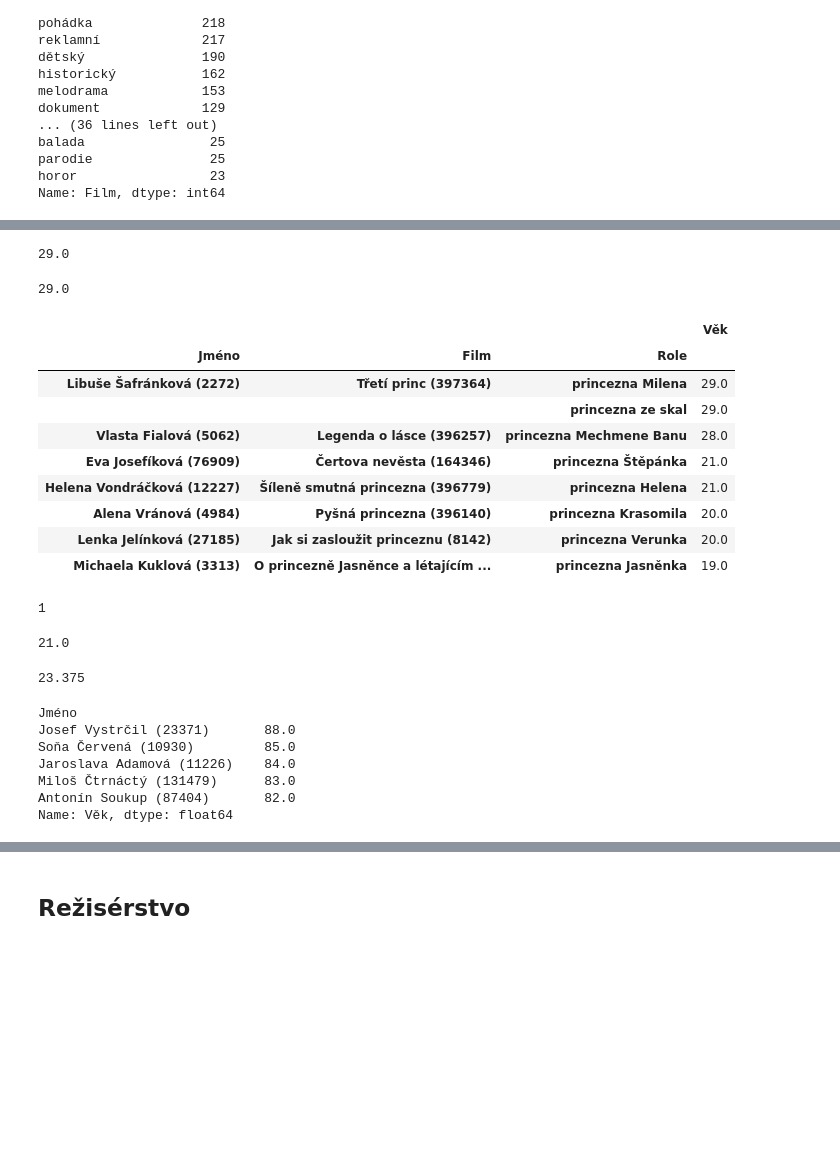
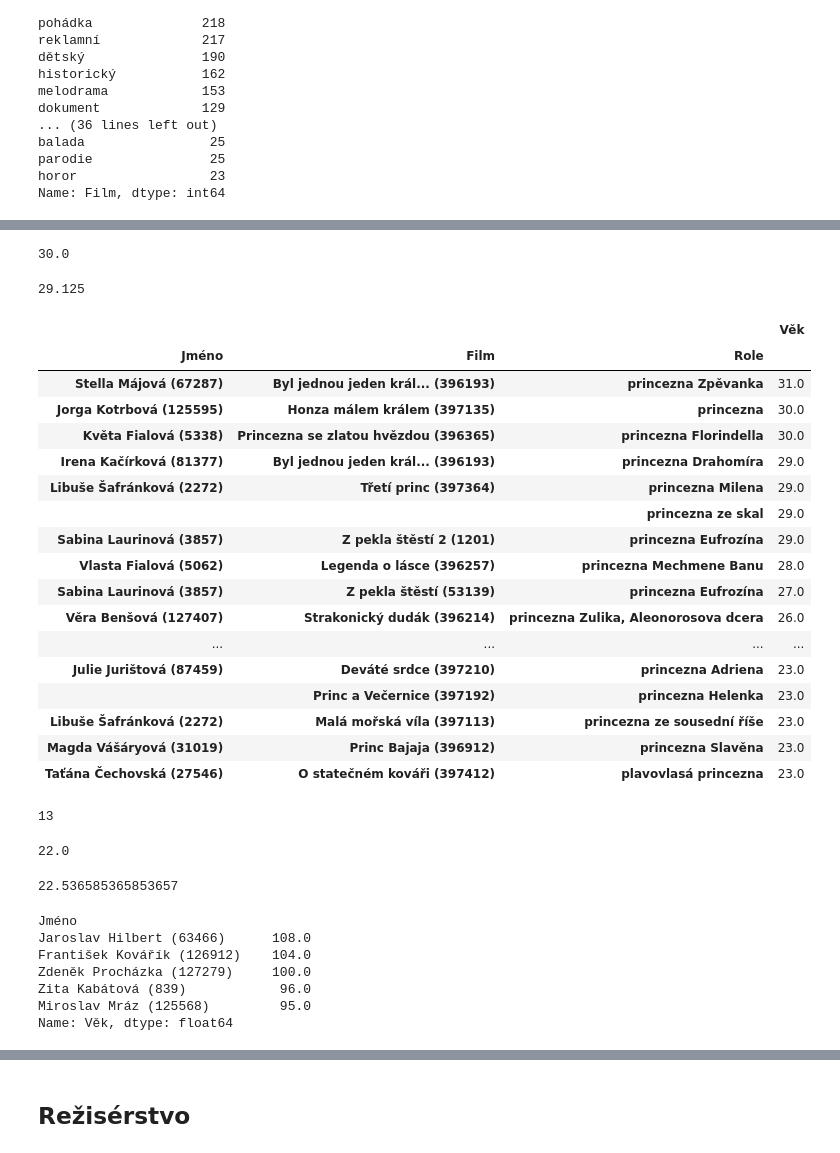
Before and after one commit to DataRozhlas/filmovy-prehled, a Jupyter notebook: 904 demografie a diverzita.ipynb, the cells around one changed output, grey strips where cells are left out. Saved outputs shown, nothing was run; the diff lists cells and outputs as text; code cells hidden in the pictures; blank space fills up the shorter version.

```diff
--- a/904 demografie a diverzita.ipynb
+++ b/904 demografie a diverzita.ipynb
@@ -115,4 +115,4 @@ while float(podil) < 0.51:
 # %% [markdown]
 ## Herectvo
 # %%
-herectvo = vycisti(pd.read_json(os.path.join("data", "herectvo.json")), opravy)
+herectvo = pd.read_json(os.path.join("data", "herectvo.json"))
@@ -252,46 +282,54 @@ princove.sort_values(by="Věk",ascending=False)
 # %%
 herectvo[(herectvo["Role"].str.lower().str.contains("princ[^\w]",na=True,regex=True)) & herectvo["Žánr"].isin(pohadky)].groupby(["Jméno","Film","Role"])["Věk"].max().median()
 # %% [output]
-29.0
+30.0
 # %%
 herectvo[(herectvo["Role"].str.lower().str.contains("princ[^\w]",na=True,regex=True)) & herectvo["Žánr"].isin(pohadky)].groupby(["Jméno","Film","Role"])["Věk"].max().mean()
 # %% [output]
-29.0
+29.125
 # %%
-princezny = pd.DataFrame(herectvo[(herectvo["Role"].str.lower().str.contains("princezna",na=True,regex=True)) & herectvo["Žánr"].isin(pohadky)].groupby(["Jméno","Film","Role"])["Věk"].max().nlargest(20))
+princezny = pd.DataFrame(herectvo[(herectvo["Role"].str.lower().str.contains("princezna",na=False,regex=True)) & herectvo["Žánr"].isin(pohadky)].groupby(["Jméno","Film","Role"])["Věk"].max().nlargest(20))
 princezny
 # %% [output]
 |  |  |  | Věk |
 | Jméno | Film | Role |  |
+| Stella Májová (67287) | Byl jednou jeden král... (396193) | princezna Zpěvanka | 31.0 |
+| Jorga Kotrbová (125595) | Honza málem králem (397135) | princezna | 30.0 |
+| Květa Fialová (5338) | Princezna se zlatou hvězdou (396365) | princezna Florindella | 30.0 |
+| Irena Kačírková (81377) | Byl jednou jeden král... (396193) | princezna Drahomíra | 29.0 |
 | Libuše Šafránková (2272) | Třetí princ (397364) | princezna Milena | 29.0 |
 |  |  | princezna ze skal | 29.0 |
+| Sabina Laurinová (3857) | Z pekla štěstí 2 (1201) | princezna Eufrozína | 29.0 |
 | Vlasta Fialová (5062) | Legenda o lásce (396257) | princezna Mechmene Banu | 28.0 |
-| Eva Josefíková (76909) | Čertova nevěsta (164346) | princezna Štěpánka | 21.0 |
-| Helena Vondráčková (12227) | Šíleně smutná princezna (396779) | princezna Helena | 21.0 |
-| Alena Vránová (4984) | Pyšná princezna (396140) | princezna Krasomila | 20.0 |
-| Lenka Jelínková (27185) | Jak si zasloužit princeznu (8142) | princezna Verunka | 20.0 |
-| Michaela Kuklová (3313) | O princezně Jasněnce a létajícím ... | princezna Jasněnka | 19.0 |
+| Sabina Laurinová (3857) | Z pekla štěstí (53139) | princezna Eufrozína | 27.0 |
+| Věra Benšová (127407) | Strakonický dudák (396214) | princezna Zulika, Aleonorosova dcera | 26.0 |
+| ... | ... | ... | ... |
+| Julie Jurištová (87459) | Deváté srdce (397210) | princezna Adriena | 23.0 |
+|  | Princ a Večernice (397192) | princezna Helenka | 23.0 |
+| Libuše Šafránková (2272) | Malá mořská víla (397113) | princezna ze sousední říše | 23.0 |
+| Magda Vášáryová (31019) | Princ Bajaja (396912) | princezna Slavěna | 23.0 |
+| Taťána Čechovská (27546) | O statečném kováři (397412) | plavovlasá princezna | 23.0 |
 # %%
 len(princove[princove["Věk"] > princezny["Věk"].max()])
 # %% [output]
-1
+13
 # %%
 herectvo[(herectvo["Role"].str.lower().str.contains("princezna",na=False,regex=True)) & herectvo["Žánr"].isin(pohadky)].groupby(["Jméno","Film","Role"])["Věk"].max().median()
 # %% [output]
-21.0
+22.0
 # %%
 herectvo[(herectvo["Role"].str.lower().str.contains("princezna",na=False,regex=True)) & herectvo["Žánr"].isin(pohadky)].groupby(["Jméno","Film","Role"])["Věk"].max().mean()
 # %% [output]
-23.375
+22.536585365853657
 # %%
 herectvo.groupby("Jméno")["Věk"].max().nlargest()
 # %% [output]
 Jméno
-Josef Vystrčil (23371)       88.0
-Soňa Červená (10930)         85.0
-Jaroslava Adamová (11226)    84.0
-Miloš Čtrnáctý (131479)      83.0
-Antonín Soukup (87404)       82.0
+Jaroslav Hilbert (63466)      108.0
+František Kovářík (126912)    104.0
+Zdeněk Procházka (127279)     100.0
+Zita Kabátová (839)            96.0
+Miroslav Mráz (125568)         95.0
 Name: Věk, dtype: float64
 # %%
 herectvo["Gender"] = herectvo["Jméno"].apply(lambda x: gender(x, zeny, nelide))
```
Also changed, not shown: parts of 71 cells of this notebook, 2 other files.
